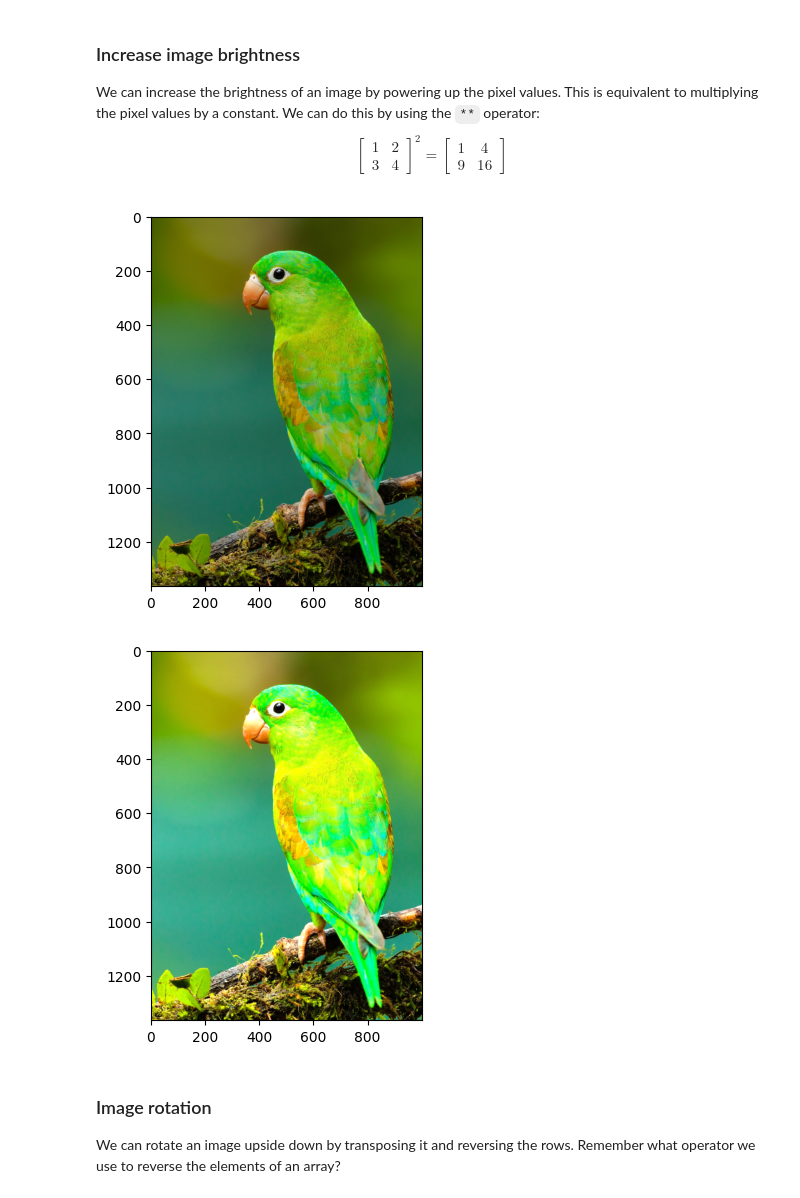
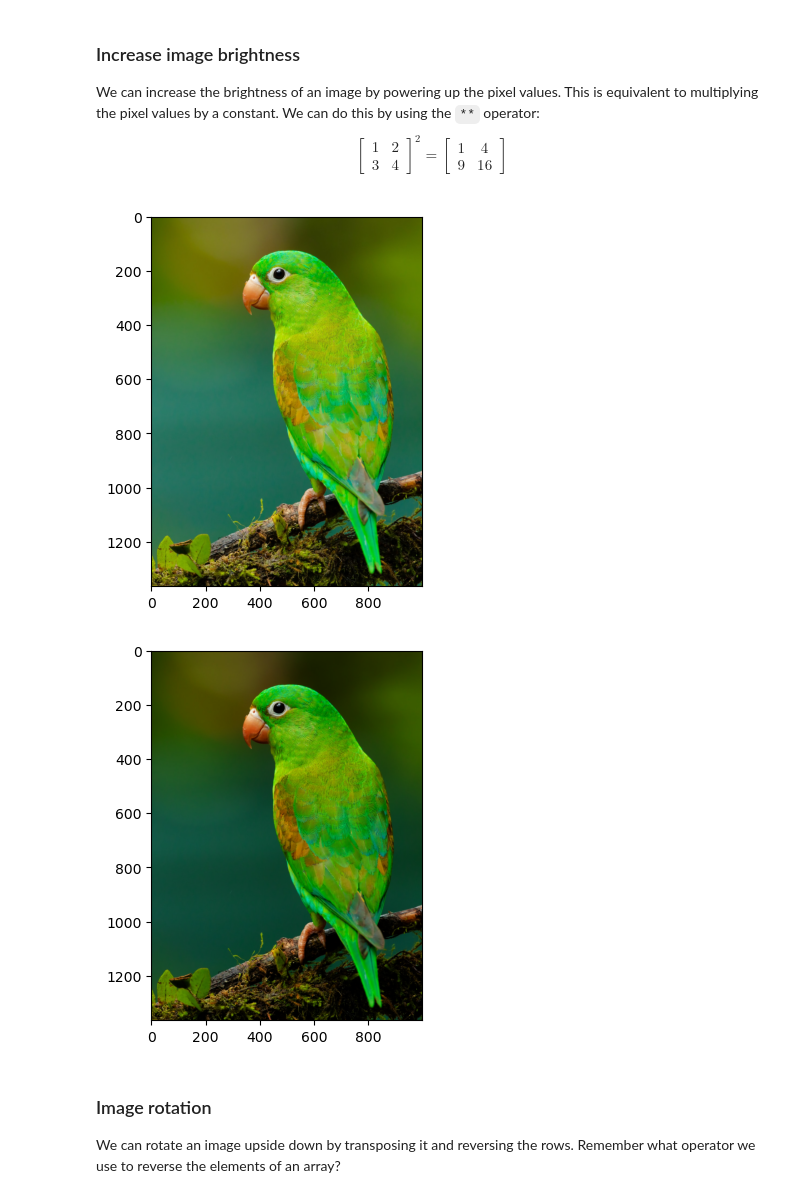
Before and after one commit to thaisonatk/python-datascience-course, a Jupyter notebook: week_ (3)/2. NumPy exercises.ipynb, the cells around one changed output. Cells and saved outputs as stored; diff of their text form; code cells hidden in the pictures.

```diff
--- a/week_ (3)/2. NumPy exercises.ipynb
+++ b/week_ (3)/2. NumPy exercises.ipynb
@@ -411,15 +394,15 @@ We can increase the brightness of an image by powering up the pixel values. This
 # %%
 # Tried to increase the contrast of the image, how can we do it?
 # Hint, becareful about the range of the values after increasing the brightness.
 contrast_value = 1.5
-high_contrast_image = cv2.convertScaleAbs(image, alpha = contrast_value,beta = 0)
+high_contrast_image = (image / 255) ** contrast_value# your code goes here
 plt.imshow(image)
 plt.show()
 plt.imshow(high_contrast_image)
 plt.show()
 # %% [output]
 [figure]
-[figure, old version]
+[figure, new version]
 # %% [markdown]
 ### Image rotation
 We can rotate an image upside down by transposing it and reversing the rows. Remember what operator we use to reverse the elements of an array?
```
Also changed, not shown: parts of 31 cells of this notebook.
